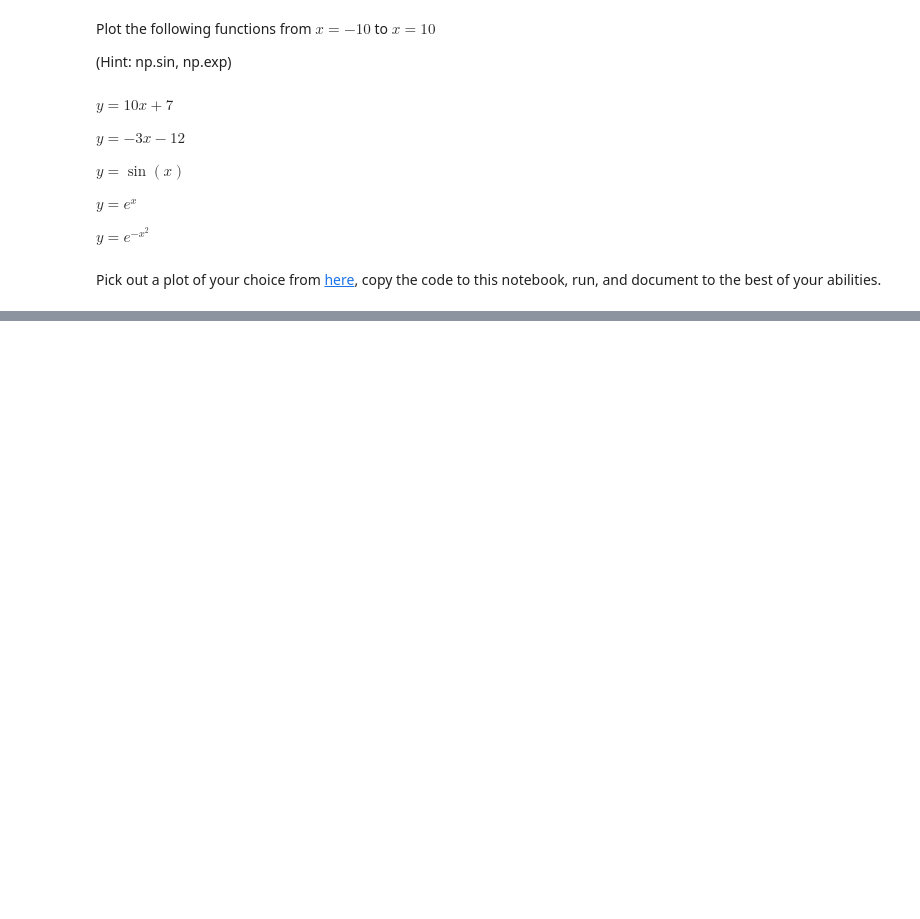
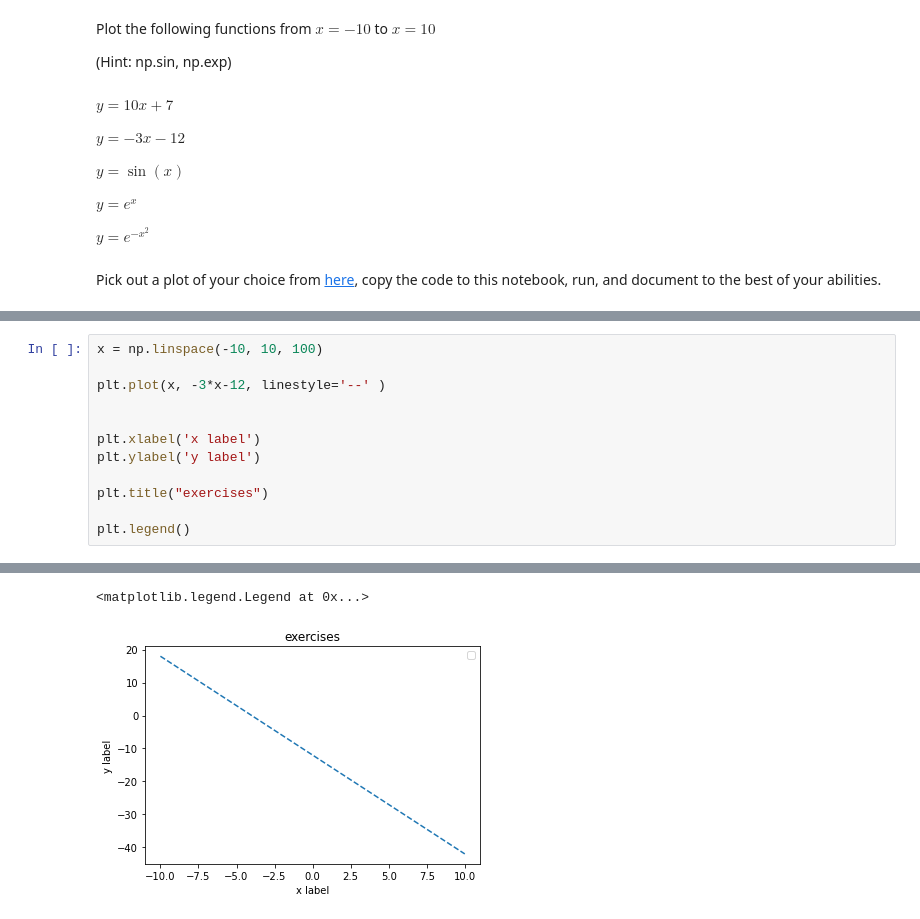
Before and after one commit to kayleeoneill/Probability_Statistics, a Jupyter notebook: O'Neill lab 1.ipynb, the cells around one changed output, grey strips where cells are left out. Saved outputs shown, nothing was run; the diff lists cells and outputs as text; blank space fills up the shorter version.

```diff
--- a/O'Neill lab 1.ipynb
+++ b/O'Neill lab 1.ipynb
@@ -256,0 +338,13 @@ Pick out a plot of your choice from [here](https://matplotlib.org/stable/gallery
+# %%
+x = np.linspace(-10, 10, 100)
+
+plt.plot(x, -3*x-12, linestyle='--' )
+
+
+plt.xlabel('x label')
+plt.ylabel('y label')
+
+plt.title("exercises")
+
+plt.legend()
+# %% [output]
@@ -256,0 +352,2 @@ Pick out a plot of your choice from [here](https://matplotlib.org/stable/gallery
+<matplotlib.legend.Legend at 0x...>
+[figure, added]
```
Also changed, not shown: parts of 28 cells of this notebook.
